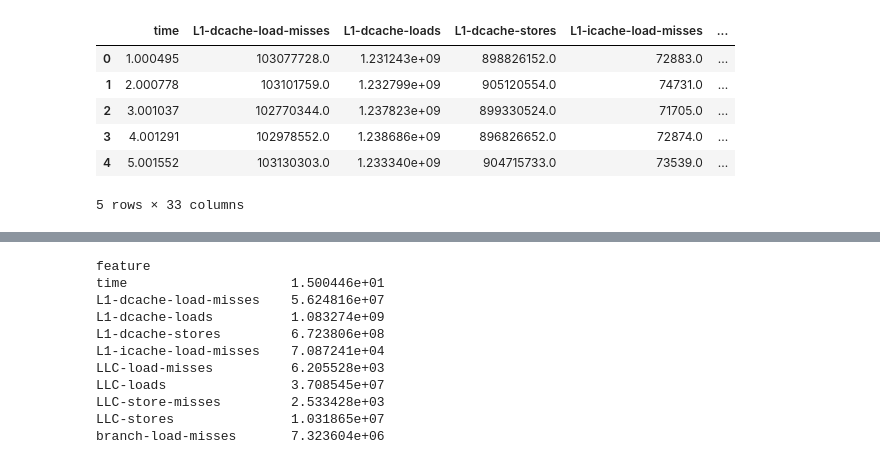
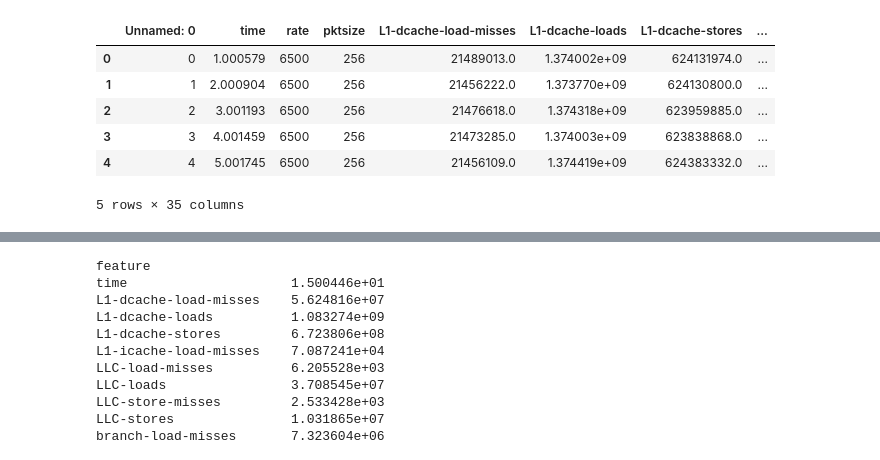
Before and after one commit to theleos88/ml-for-highspeed-networks, a Jupyter notebook: Data analysis.ipynb, the cells around one changed output, grey strips where cells are left out. Saved outputs shown, nothing was run; the diff lists cells and outputs as text; code cells hidden in the pictures.

```diff
--- a/Data analysis.ipynb
+++ b/Data analysis.ipynb
@@ -9,14 +9,14 @@ HIGH = 2
 # %%
 classes = {LOW:0, MED:1, HIGH:2}
 # %%
-df_h = pd.read_csv('./data/fulldataset.csv')
+fulldataset = pd.read_csv('./data/fulldataset.csv')
 # %%
-df_h.head()
+fulldataset.head()
 # %% [output]
-|  | time | L1-dcache-load-misses | L1-dcache-loads | L1-dcache-stores | L1-icache-load-misses | ... |
-| 0 | 1.000495 | 103077728.0 | 1.231243e+09 | 898826152.0 | 72883.0 | ... |
-| 1 | 2.000778 | 103101759.0 | 1.232799e+09 | 905120554.0 | 74731.0 | ... |
-| 2 | 3.001037 | 102770344.0 | 1.237823e+09 | 899330524.0 | 71705.0 | ... |
-| 3 | 4.001291 | 102978552.0 | 1.238686e+09 | 896826652.0 | 72874.0 | ... |
-| 4 | 5.001552 | 103130303.0 | 1.233340e+09 | 904715733.0 | 73539.0 | ... |
+|  | Unnamed: 0 | time | rate | pktsize | L1-dcache-load-misses | L1-dcache-loads | L1-dcache-stores | ... |
+| 0 | 0 | 1.000579 | 6500 | 256 | 21489013.0 | 1.374002e+09 | 624131974.0 | ... |
+| 1 | 1 | 2.000904 | 6500 | 256 | 21456222.0 | 1.373770e+09 | 624130800.0 | ... |
+| 2 | 2 | 3.001193 | 6500 | 256 | 21476618.0 | 1.374318e+09 | 623959885.0 | ... |
+| 3 | 3 | 4.001459 | 6500 | 256 | 21473285.0 | 1.374003e+09 | 623838868.0 | ... |
+| 4 | 4 | 5.001745 | 6500 | 256 | 21456109.0 | 1.374419e+09 | 624383332.0 | ... |
-5 rows × 33 columns
+5 rows × 35 columns
```
Also changed, not shown: parts of 6 cells of this notebook.
